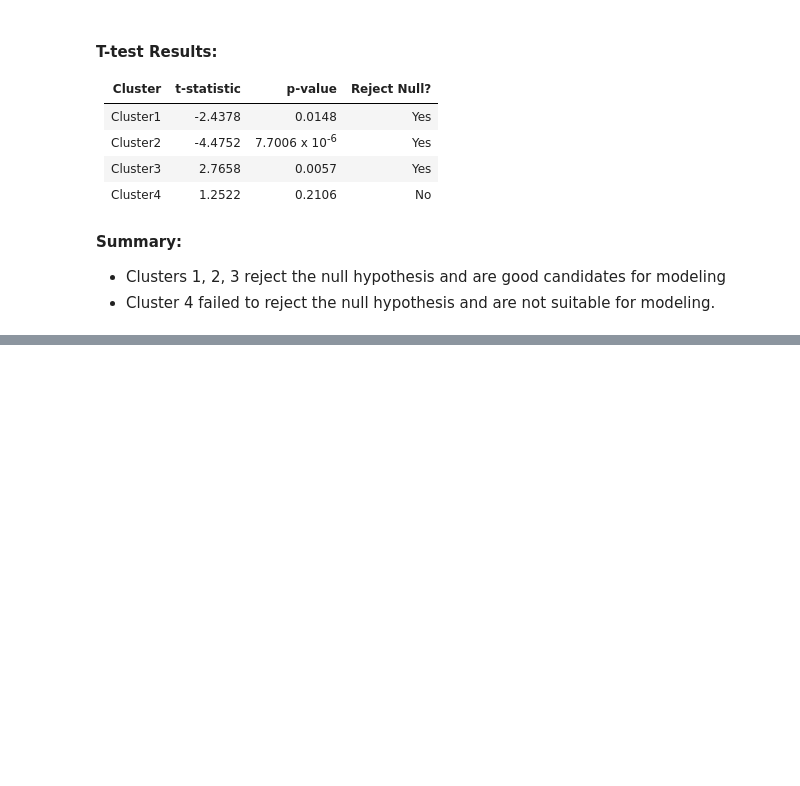
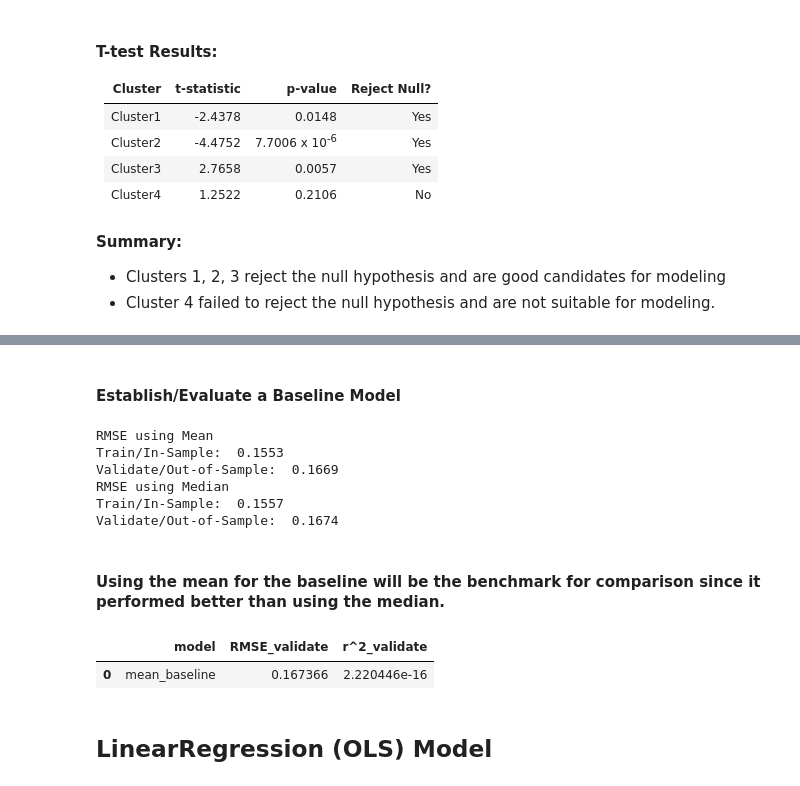
Before and after one commit to matt-and-alicia/zillow-clustering-project, a Jupyter notebook: final_zillow_clustering_notebook.ipynb, the cells around one changed output, grey strips where cells are left out. Saved outputs shown, nothing was run; the diff lists cells and outputs as text; code cells hidden in the pictures; blank space fills up the shorter version.

Commit message:
adding models

```diff
--- a/final_zillow_clustering_notebook.ipynb
+++ b/final_zillow_clustering_notebook.ipynb
@@ -804,0 +809,5 @@ test.drop(columns=['cluster'])
+# %%
+# dropping cluster_3 as it failed to reject null in t-test
+train = train[train.cluster_3 != 1]
+validate = validate[validate.cluster_3 != 1]
+test = test[test.cluster_3 != 1]
@@ -804,0 +824,53 @@ test.drop(columns=['cluster'])
+# %% [markdown]
+#### Establish/Evaluate a Baseline Model
+# %%
+#Convert y_train and y_validate to dataframes to append the new columns with predicted values
+y_train = pd.DataFrame(y_train)
+y_validate = pd.DataFrame(y_validate)
+
+#Predict log_error_pred_mean
+log_error_pred_mean = y_train['log_error'].mean()
+y_train['log_error_pred_mean'] = log_error_pred_mean
+y_validate['log_error_pred_mean'] = log_error_pred_mean
+
+#Compute log_error_pred_median
+log_error_pred_median = y_train['log_error'].median()
+y_train['log_error_pred_median'] = log_error_pred_median
+y_validate['log_error_pred_median'] = log_error_pred_median
+
+#Evaluate the baseline model using the mean
+#RMSE of log_error_pred_mean
+rmse_train = mean_squared_error(y_train.log_error, y_train.log_error_pred_mean) ** .5
+rmse_validate = mean_squared_error(y_validate.log_error, y_validate.log_error_pred_mean) ** .5
+
+print("RMSE using Mean\nTrain/In-Sample: ", round(rmse_train, 4),
+      "\nValidate/Out-of-Sample: ", round(rmse_validate, 4))
+
+#Evaluate the baseline model using the median
+#RMSE of log_error_pred_mean
+rmse_train = mean_squared_error(y_train.log_error, y_train.log_error_pred_median) ** .5
+rmse_validate = mean_squared_error(y_validate.log_error, y_validate.log_error_pred_median) ** .5
+
+print("RMSE using Median\nTrain/In-Sample: ", round(rmse_train, 4),
+      "\nValidate/Out-of-Sample: ", round(rmse_validate, 4))
+# %% [output]
+RMSE using Mean
+Train/In-Sample:  0.1553
+Validate/Out-of-Sample:  0.1669
+RMSE using Median
+Train/In-Sample:  0.1557
+Validate/Out-of-Sample:  0.1674
+# %% [markdown]
+#### Using the mean for the baseline will be the benchmark for comparison since it performed better than using the median.
+# %%
+#incrementally building a df for comparison of metrics for model selection
+metric_df = pd.DataFrame(data = [{'model': 'mean_baseline',
+                                  'RMSE_validate': rmse_validate,
+                                  'r^2_validate': explained_variance_score(y_validate.log_error, y_validate.log_error_pred_mean)}])
+
+metric_df
+# %% [output]
+|  | model | RMSE_validate | r^2_validate |
+| 0 | mean_baseline | 0.167366 | 2.220446e-16 |
+# %% [markdown]
+## LinearRegression (OLS) Model
```
Also changed, not shown: parts of 25 cells of this notebook.
